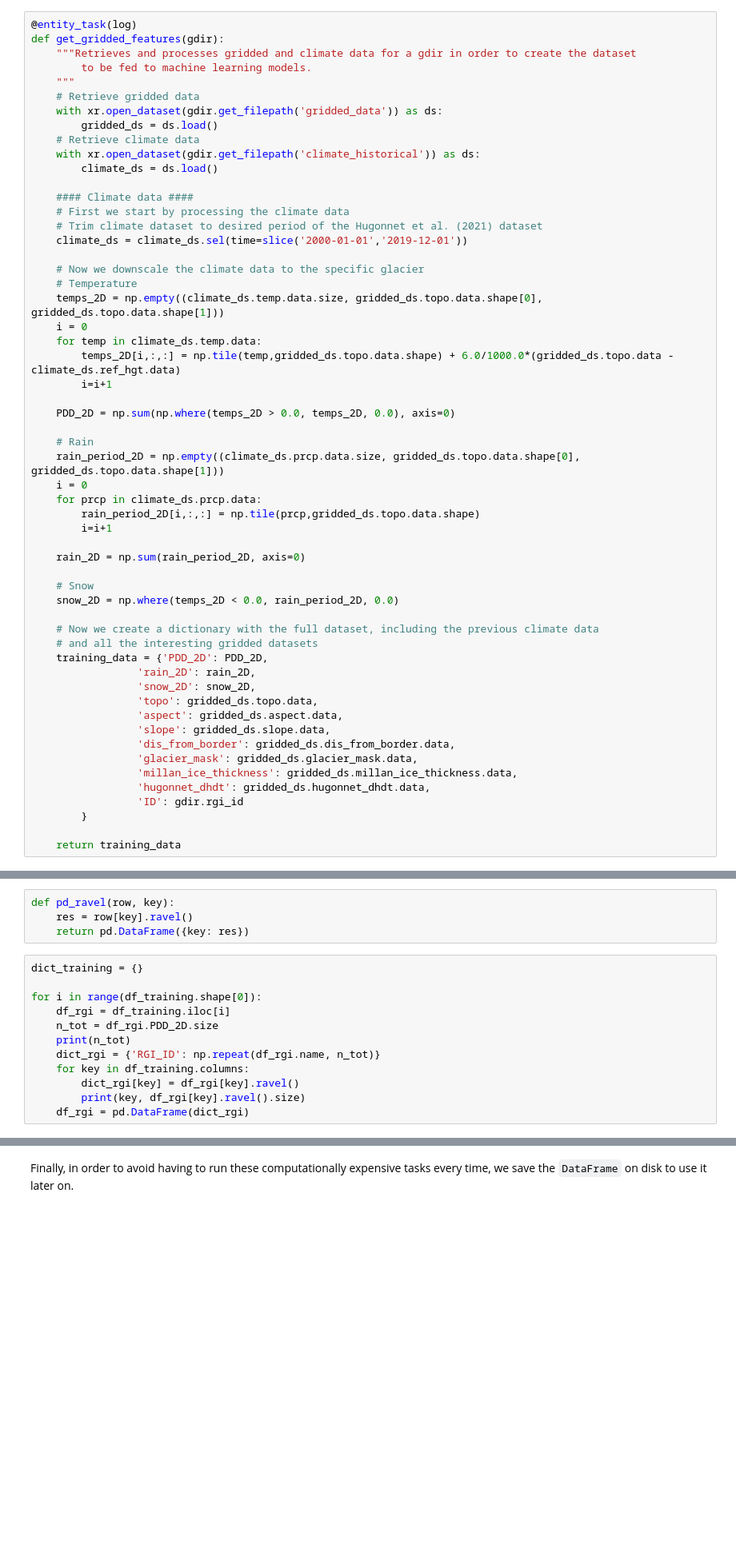
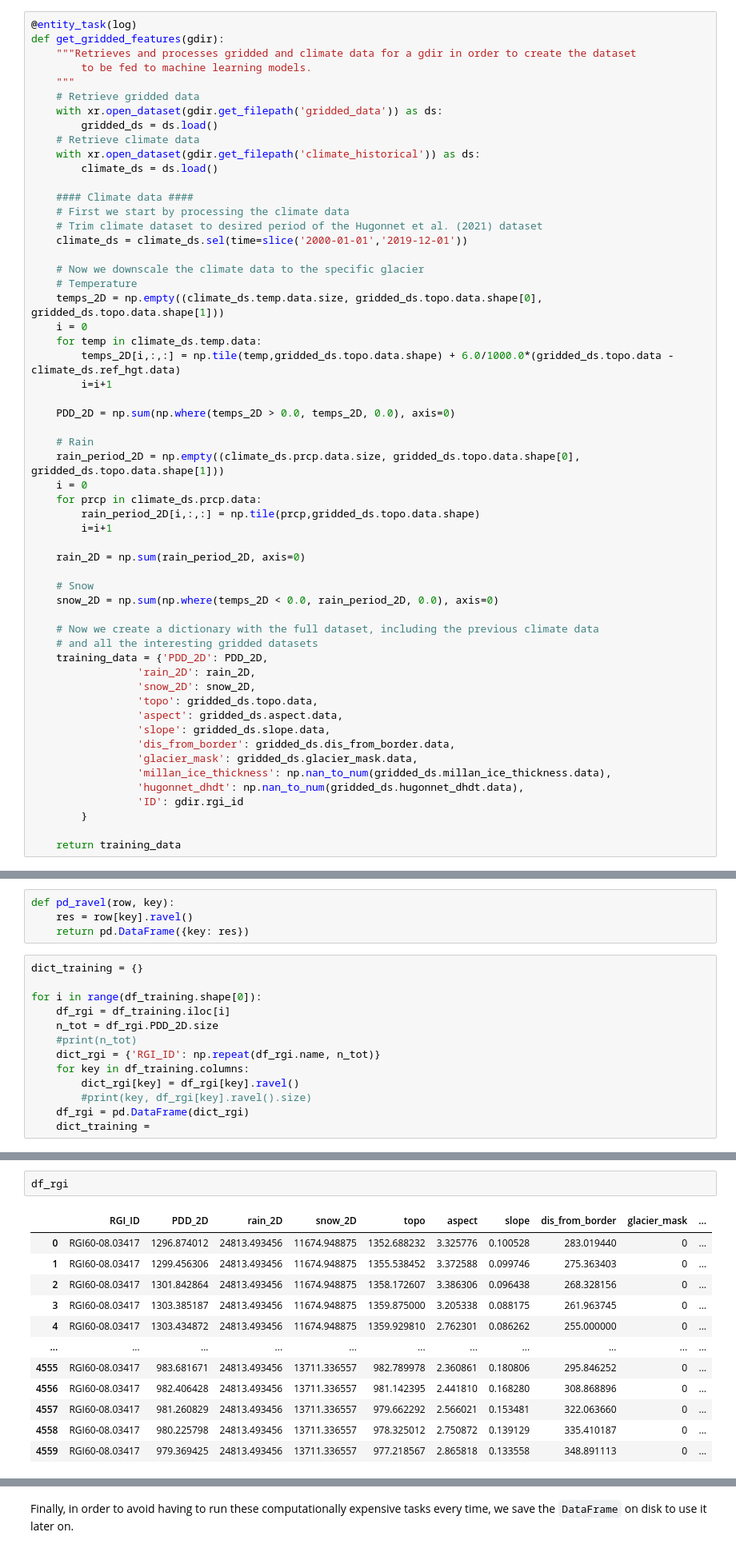
Before and after one commit to Machine-Learning-in-Glaciology-Workshop/Project_MB_Regression, a Jupyter notebook: 5_Distributed_preprocessing.ipynb, the cells around one changed output, grey strips where cells are left out. Shown: that part at 80% size. Drawn from its saved outputs; the diff is of its cells as text; blank space fills up the shorter version.

```diff
--- a/5_Distributed_preprocessing.ipynb
+++ b/5_Distributed_preprocessing.ipynb
@@ -129,7 +129,7 @@ def get_gridded_features(gdir):
     rain_2D = np.sum(rain_period_2D, axis=0)
 
     # Snow
-    snow_2D = np.where(temps_2D < 0.0, rain_period_2D, 0.0)
+    snow_2D = np.sum(np.where(temps_2D < 0.0, rain_period_2D, 0.0), axis=0)
 
     # Now we create a dictionary with the full dataset, including the previous climate data
     # and all the interesting gridded datasets
@@ -141,8 +141,8 @@ def get_gridded_features(gdir):
                  'slope': gridded_ds.slope.data,
                  'dis_from_border': gridded_ds.dis_from_border.data,
                  'glacier_mask': gridded_ds.glacier_mask.data,
-                 'millan_ice_thickness': gridded_ds.millan_ice_thickness.data,
-                 'hugonnet_dhdt': gridded_ds.hugonnet_dhdt.data,
+                 'millan_ice_thickness': np.nan_to_num(gridded_ds.millan_ice_thickness.data),
+                 'hugonnet_dhdt': np.nan_to_num(gridded_ds.hugonnet_dhdt.data),
                  'ID': gdir.rgi_id
         }
 
@@ -292,9 +292,10 @@ dict_training = {}
 for i in range(df_training.shape[0]):
     df_rgi = df_training.iloc[i]
     n_tot = df_rgi.PDD_2D.size
-    print(n_tot)
+    #print(n_tot)
     dict_rgi = {'RGI_ID': np.repeat(df_rgi.name, n_tot)}
     for key in df_training.columns:
         dict_rgi[key] = df_rgi[key].ravel()
-        print(key, df_rgi[key].ravel().size)
+        #print(key, df_rgi[key].ravel().size)
     df_rgi = pd.DataFrame(dict_rgi)
+    dict_training =
@@ -313,0 +302,15 @@ ValueError: All arrays must be of the same length
+# %%
+df_rgi
+# %% [output]
+|  | RGI_ID | PDD_2D | rain_2D | snow_2D | topo | aspect | slope | dis_from_border | glacier_mask | ... |
+| 0 | RGI60-08.03417 | 1296.874012 | 24813.493456 | 11674.948875 | 1352.688232 | 3.325776 | 0.100528 | 283.019440 | 0 | ... |
+| 1 | RGI60-08.03417 | 1299.456306 | 24813.493456 | 11674.948875 | 1355.538452 | 3.372588 | 0.099746 | 275.363403 | 0 | ... |
+| 2 | RGI60-08.03417 | 1301.842864 | 24813.493456 | 11674.948875 | 1358.172607 | 3.386306 | 0.096438 | 268.328156 | 0 | ... |
+| 3 | RGI60-08.03417 | 1303.385187 | 24813.493456 | 11674.948875 | 1359.875000 | 3.205338 | 0.088175 | 261.963745 | 0 | ... |
+| 4 | RGI60-08.03417 | 1303.434872 | 24813.493456 | 11674.948875 | 1359.929810 | 2.762301 | 0.086262 | 255.000000 | 0 | ... |
+| ... | ... | ... | ... | ... | ... | ... | ... | ... | ... | ... |
+| 4555 | RGI60-08.03417 | 983.681671 | 24813.493456 | 13711.336557 | 982.789978 | 2.360861 | 0.180806 | 295.846252 | 0 | ... |
+| 4556 | RGI60-08.03417 | 982.406428 | 24813.493456 | 13711.336557 | 981.142395 | 2.441810 | 0.168280 | 308.868896 | 0 | ... |
+| 4557 | RGI60-08.03417 | 981.260829 | 24813.493456 | 13711.336557 | 979.662292 | 2.566021 | 0.153481 | 322.063660 | 0 | ... |
+| 4558 | RGI60-08.03417 | 980.225798 | 24813.493456 | 13711.336557 | 978.325012 | 2.750872 | 0.139129 | 335.410187 | 0 | ... |
+| 4559 | RGI60-08.03417 | 979.369425 | 24813.493456 | 13711.336557 | 977.218567 | 2.865818 | 0.133558 | 348.891113 | 0 | ... |
```
Also changed, not shown: parts of 14 cells of this notebook.
